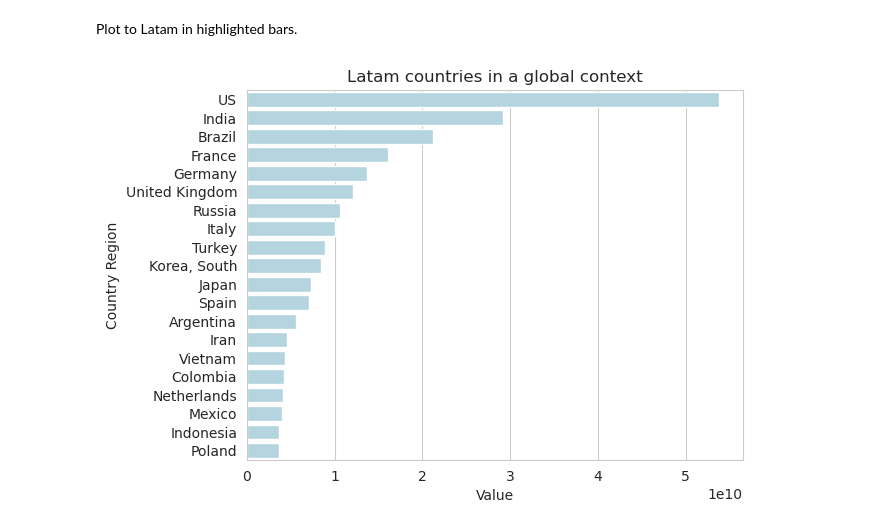
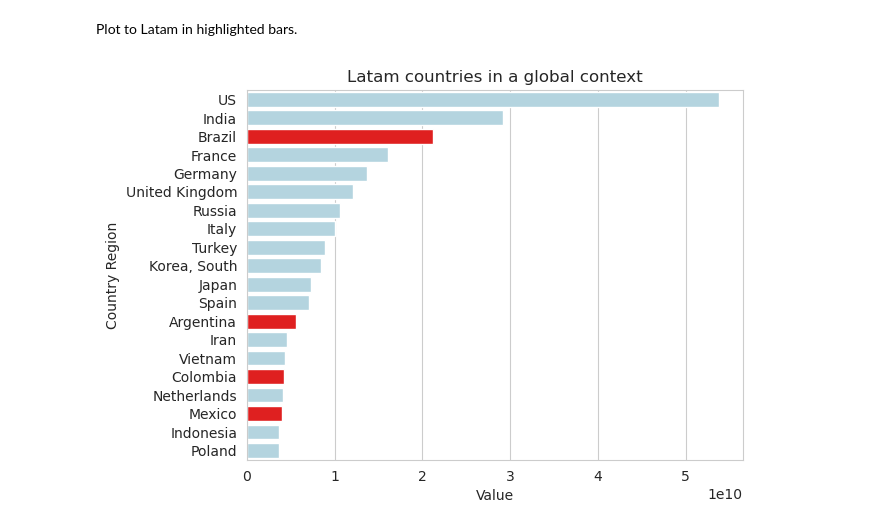
Before and after one commit to jariel17/final_project, a Jupyter notebook: notebooks/final_notebook.ipynb, the cells around one changed output. Cells and saved outputs as stored; diff of their text form; code cells hidden in the pictures.

```diff
--- a/notebooks/final_notebook.ipynb
+++ b/notebooks/final_notebook.ipynb
@@ -208,15 +175,10 @@ top_countries_df.head()
+# %%
+big_countries = ["Argentina", "Brazil", "Chile", "Colombia", "Mexico", "Peru"]
+# %%
+top_countries_df = fun.top_countries(processed_covid_df, big_countries)
 # %% [markdown]
 Plot to Latam in highlighted bars.
-# %%
-sns.barplot(
-    data=top_countries_df,
-    x="value",
-    y="country_region",
-    palette=top_countries_df.color
-)
-
-plt.xlabel("Value")
-plt.ylabel("Country Region")
-plt.title("Latam countries in a global context");
-# %% [output]
-[figure, removed]
+# %%
+visualize.global_context(top_countries_df, top_countries_df.color)
+# %% [output]
+[figure, added]
```
Also changed, not shown: parts of 6 cells of this notebook, 2 other files.
